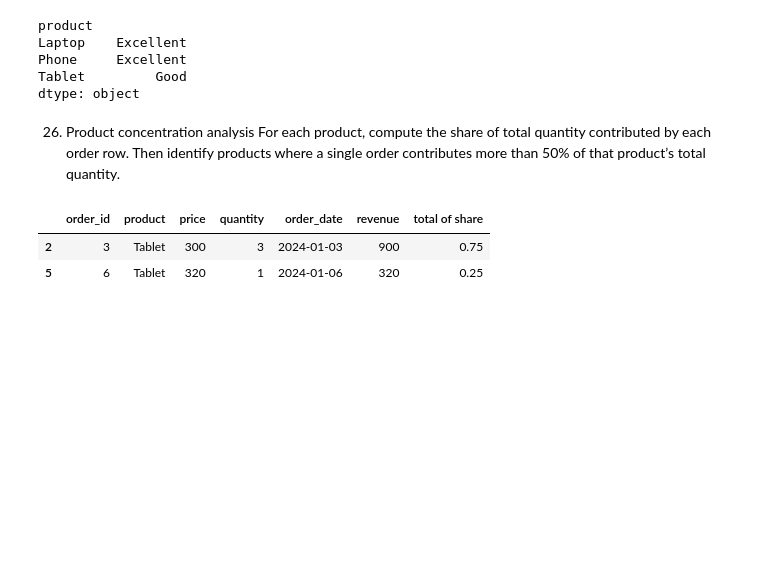
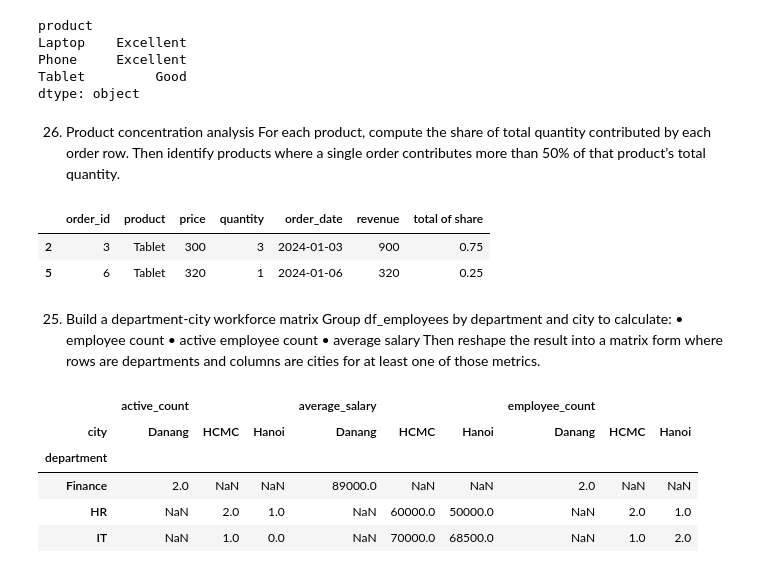
Before and after one commit to MYTWT/Data_Science, a Jupyter notebook: notebook/Pandas/practice.ipynb, the cells around one changed output. Drawn from its saved outputs; the diff is of its cells as text; code cells hidden in the pictures; blank space fills up the shorter version.

```diff
--- a/notebook/Pandas/practice.ipynb
+++ b/notebook/Pandas/practice.ipynb
@@ -198,3 +198,29 @@ df
 |  | order_id | product | price | quantity | order_date | revenue | total of share |
 | 2 | 3 | Tablet | 300 | 3 | 2024-01-03 | 900 | 0.75 |
 | 5 | 6 | Tablet | 320 | 1 | 2024-01-06 | 320 | 0.25 |
+# %% [markdown]
+25. Build a department-city workforce matrix
+Group df_employees by department and city to calculate:
+•	employee count
+•	active employee count
+•	average salary
+Then reshape the result into a matrix form where rows are departments and columns are cities for at least one of those metrics.
+# %%
+df = df_employees.groupby(['department', 'city'], as_index = False).agg(
+    employee_count = ('employee_id','count'),
+    active_count =  ('is_active', 'sum'),
+    average_salary = ('salary' , 'mean')
+)
+table = df.pivot_table(
+    index = 'department',
+    columns = 'city',
+    values = ['employee_count','active_count','average_salary']
+)
+table
+# %% [output]
+|  | active_count |  |  | average_salary |  |  | employee_count |  |  |
+| city | Danang | HCMC | Hanoi | Danang | HCMC | Hanoi | Danang | HCMC | Hanoi |
+| department |  |  |  |  |  |  |  |  |  |
+| Finance | 2.0 | NaN | NaN | 89000.0 | NaN | NaN | 2.0 | NaN | NaN |
+| HR | NaN | 2.0 | 1.0 | NaN | 60000.0 | 50000.0 | NaN | 2.0 | 1.0 |
+| IT | NaN | 1.0 | 0.0 | NaN | 70000.0 | 68500.0 | NaN | 1.0 | 2.0 |
```
Also changed, not shown: parts of 7 cells of this notebook, 10 other files.
